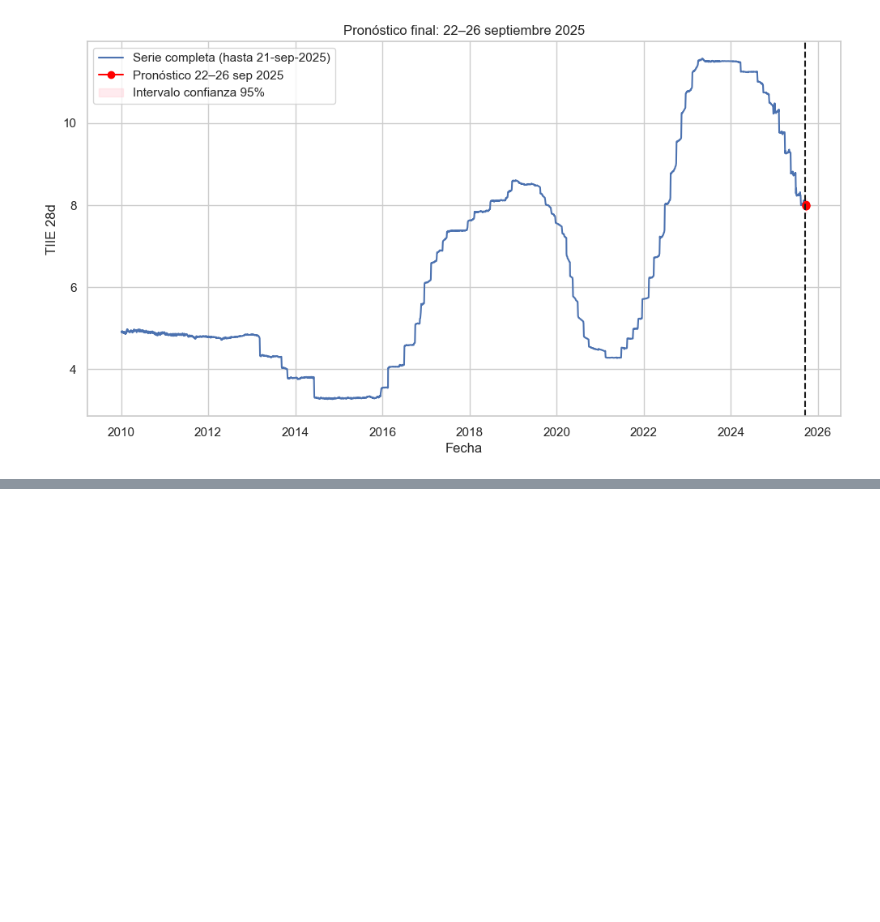
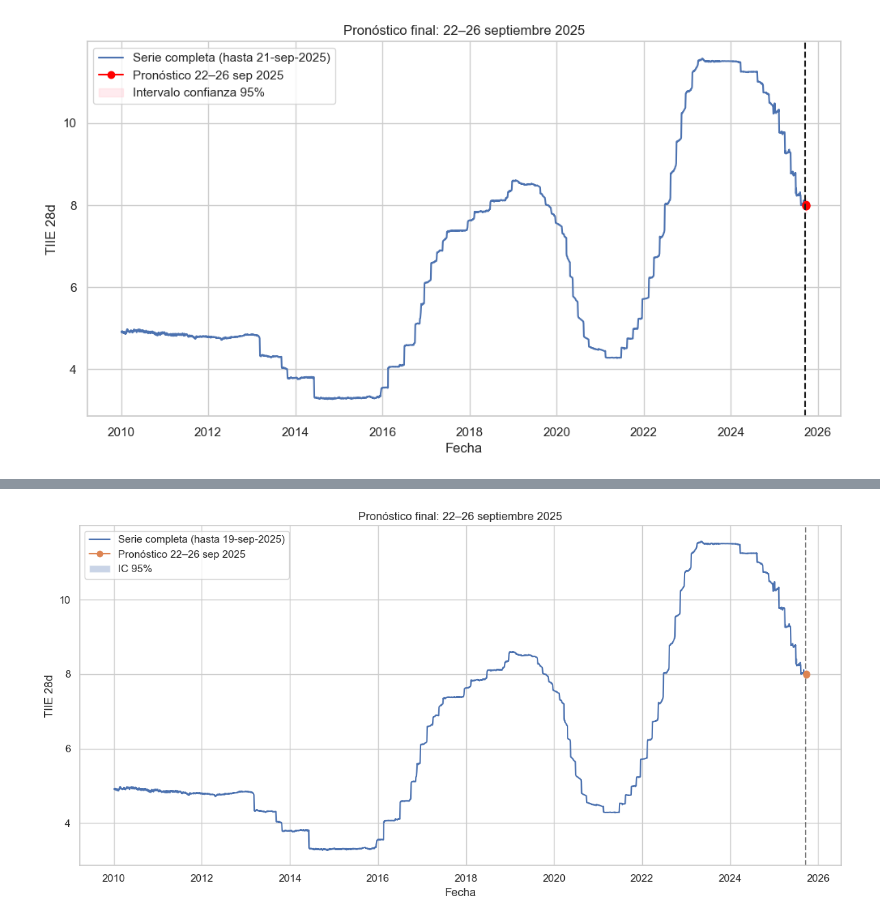
Before and after one commit to maxaguayo01/TIIE_28, a Jupyter notebook: TIIE_28dias.ipynb, the cells around one changed output, grey strips where cells are left out. Drawn from its saved outputs; the diff is of its cells as text; code cells hidden in the pictures; blank space fills up the shorter version.

```diff
--- a/TIIE_28dias.ipynb
+++ b/TIIE_28dias.ipynb
@@ -763,0 +798,11 @@ forecast_table
+# %%
+# b) Gráfica global + puntos del forecast
+plt.figure(figsize=(12,6))
+plt.plot(serie_train, label="Serie completa (hasta 19-sep-2025)")
+plt.axvline(serie_train.index[-1], color="k", ls="--", alpha=0.6)
+plt.plot(pred_mean.index, pred_mean.values, marker="o", label="Pronóstico 22–26 sep 2025")
+plt.fill_between(pred_mean.index, conf.iloc[:,0], conf.iloc[:,1], alpha=0.3, label="IC 95%")
+plt.title("Pronóstico final: 22–26 septiembre 2025")
+plt.xlabel("Fecha"); plt.ylabel("TIIE 28d"); plt.legend(); plt.tight_layout(); plt.show()
+# %% [output]
+[figure, added]
```
Also changed, not shown: parts of 5 cells of this notebook.
